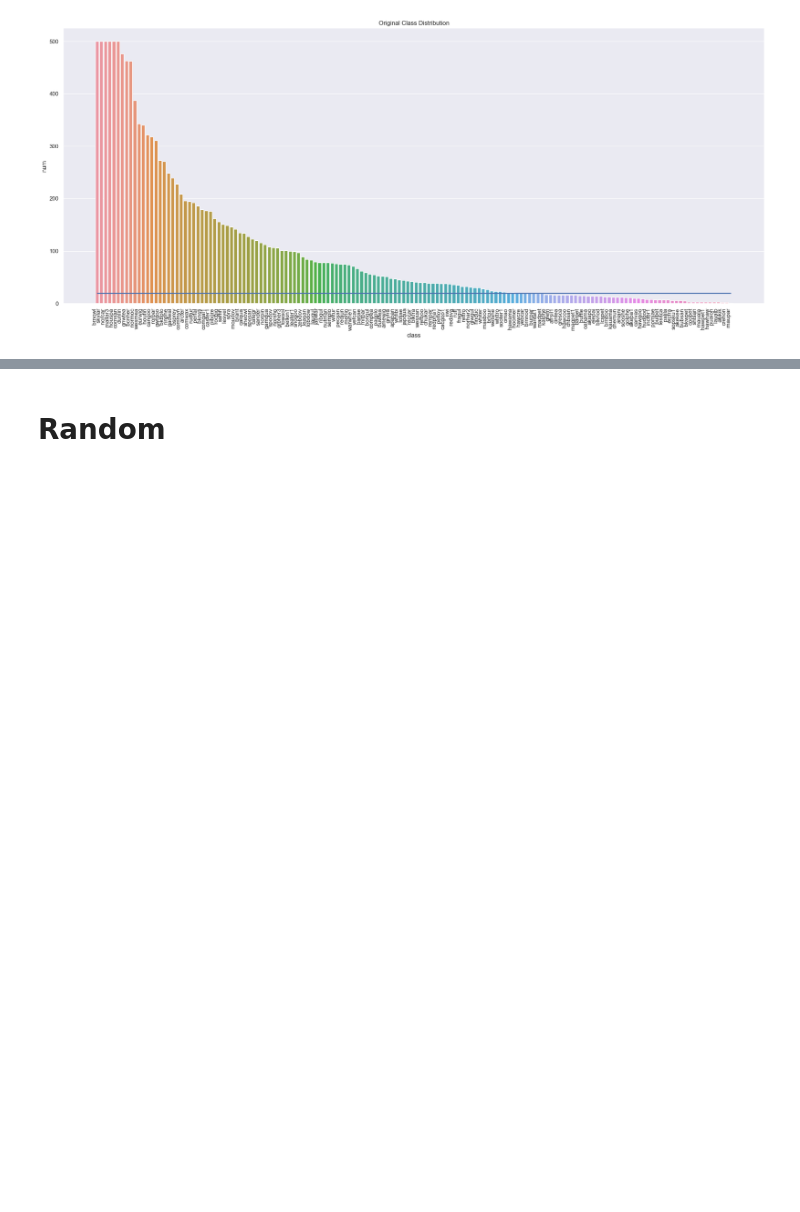
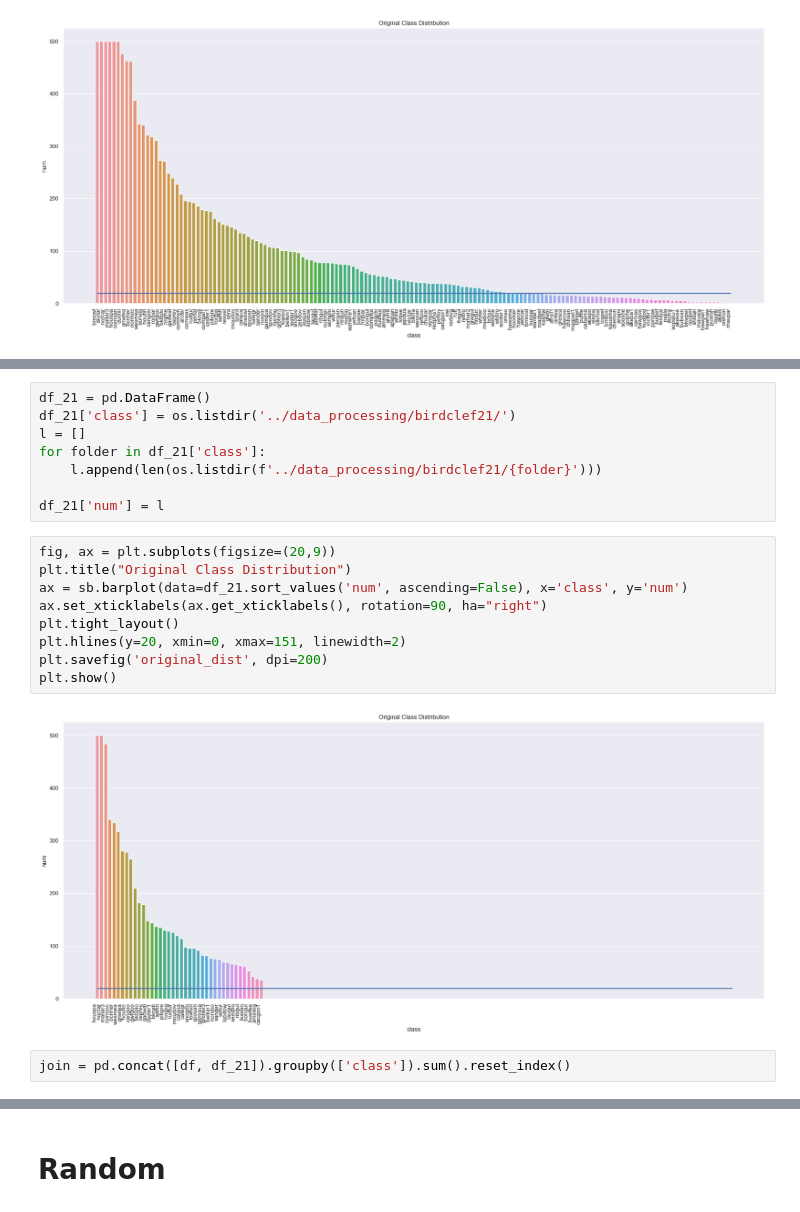
Before and after one commit to gakhromov/ai4good_birdclef, a Jupyter notebook: model/tester.ipynb, the cells around one changed output, grey strips where cells are left out. Cells and saved outputs as stored; diff of their text form; blank space fills up the shorter version.

```diff
--- a/model/tester.ipynb
+++ b/model/tester.ipynb
@@ -288,0 +230,21 @@ plt.show()
+# %%
+df_21 = pd.DataFrame()
+df_21['class'] = os.listdir('../data_processing/birdclef21/')
+l = []
+for folder in df_21['class']:
+    l.append(len(os.listdir(f'../data_processing/birdclef21/{folder}')))
+
+df_21['num'] = l
+# %%
+fig, ax = plt.subplots(figsize=(20,9))
+plt.title("Original Class Distribution")
+ax = sb.barplot(data=df_21.sort_values('num', ascending=False), x='class', y='num')
+ax.set_xticklabels(ax.get_xticklabels(), rotation=90, ha="right")
+plt.tight_layout()
+plt.hlines(y=20, xmin=0, xmax=151, linewidth=2)
+plt.savefig('original_dist', dpi=200)
+plt.show()
+# %% [output]
+[figure, added]
+# %%
+join = pd.concat([df, df_21]).groupby(['class']).sum().reset_index()
```
Also changed, not shown: parts of 23 cells of this notebook, 5 other files.
